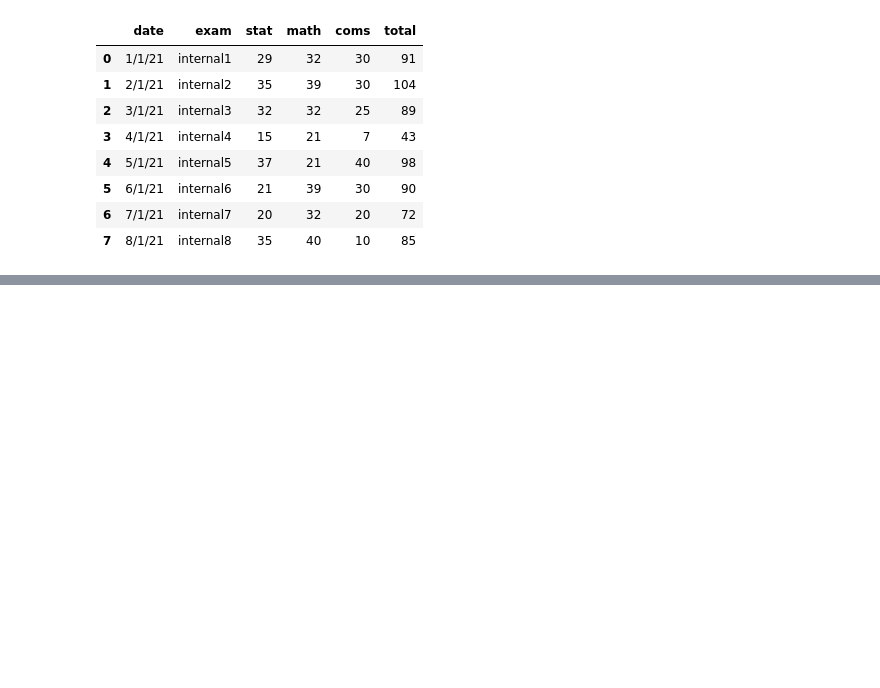
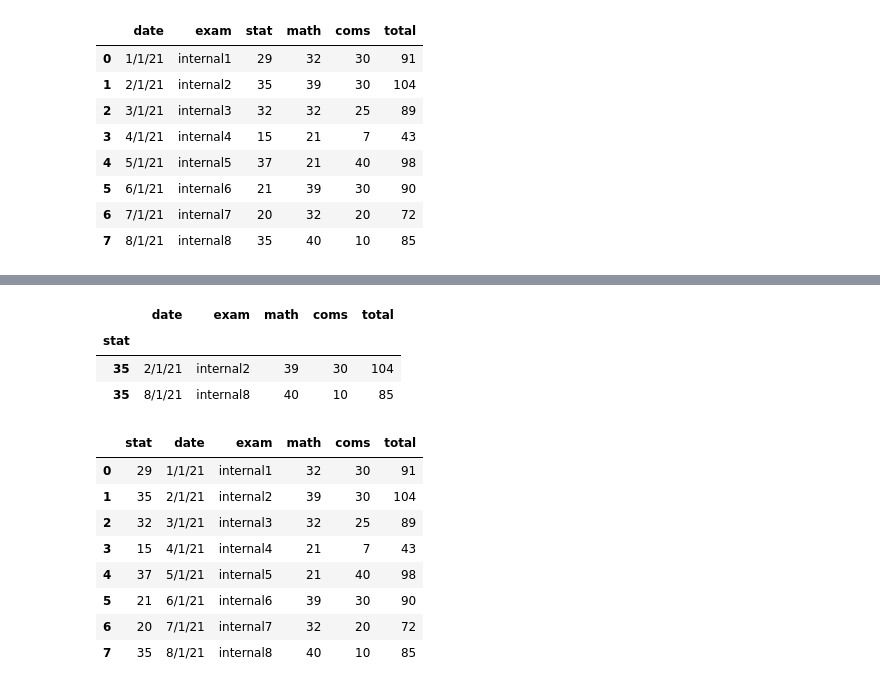
Before and after one commit to abhiramavala/Machine_Learning, a Jupyter notebook: PANDAS_notes.ipynb, the cells around one changed output, grey strips where cells are left out. Cells and saved outputs as stored; diff of their text form; code cells hidden in the pictures; blank space fills up the shorter version.

```diff
--- a/PANDAS_notes.ipynb
+++ b/PANDAS_notes.ipynb
@@ -217,0 +235,3 @@ NameError: name 'df' is not defined
+# %%
+df.set_index('date', inplace=True)
+df
@@ -217,0 +258,3 @@ NameError: name 'df' is not defined
+# %%
+df.reset_index(inplace=True)
+df
@@ -217,0 +271,3 @@ NameError: name 'df' is not defined
+# %%
+df.set_index('stat',inplace=True)
+df
@@ -217,0 +285,20 @@ NameError: name 'df' is not defined
+# %%
+df.loc[35]
+# %% [output]
+|  | date | exam | math | coms | total |
+| stat |  |  |  |  |  |
+| 35 | 2/1/21 | internal2 | 39 | 30 | 104 |
+| 35 | 8/1/21 | internal8 | 40 | 10 | 85 |
+# %%
+df.reset_index(inplace=True)
+df
+# %% [output]
+|  | stat | date | exam | math | coms | total |
+| 0 | 29 | 1/1/21 | internal1 | 32 | 30 | 91 |
+| 1 | 35 | 2/1/21 | internal2 | 39 | 30 | 104 |
+| 2 | 32 | 3/1/21 | internal3 | 32 | 25 | 89 |
+| 3 | 15 | 4/1/21 | internal4 | 21 | 7 | 43 |
+| 4 | 37 | 5/1/21 | internal5 | 21 | 40 | 98 |
+| 5 | 21 | 6/1/21 | internal6 | 39 | 30 | 90 |
+| 6 | 20 | 7/1/21 | internal7 | 32 | 20 | 72 |
+| 7 | 35 | 8/1/21 | internal8 | 40 | 10 | 85 |
```
Also changed, not shown: parts of 28 cells of this notebook, 2 other files.
